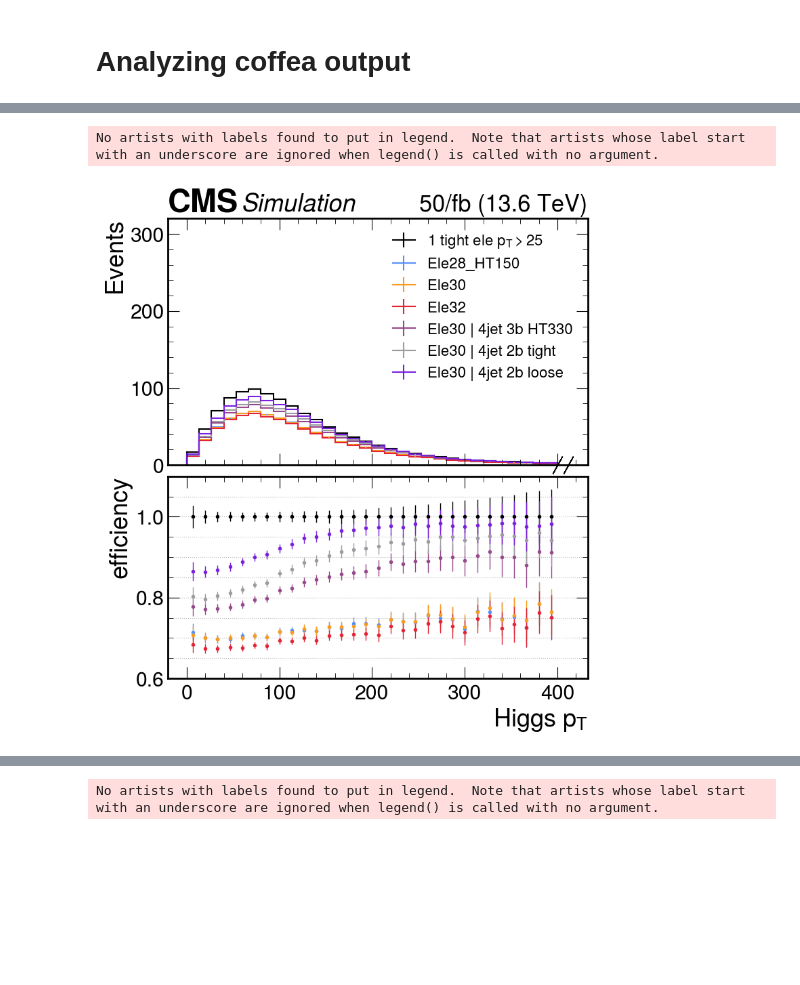
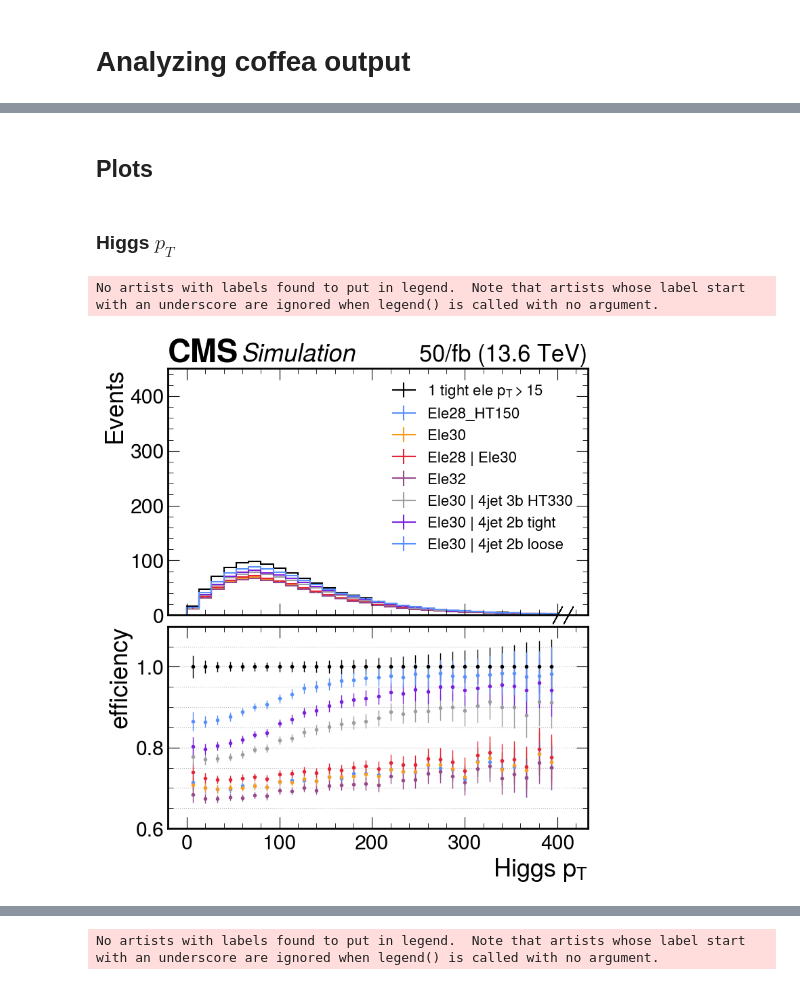
Before and after one commit to PocketCoffea/AnalysisConfigs, a Jupyter notebook: configs/ttHbb/triggers_run3/singleEle_HT_tests/HLTtriggers_test.ipynb, the cells around one changed output, grey strips where cells are left out. Drawn from its saved outputs; the diff is of its cells as text; code cells hidden in the pictures; blank space fills up the shorter version.

```diff
--- a/configs/ttHbb/triggers_run3/singleEle_HT_tests/HLTtriggers_test.ipynb
+++ b/configs/ttHbb/triggers_run3/singleEle_HT_tests/HLTtriggers_test.ipynb
@@ -3,7 +3,7 @@ import coffea
 import matplotlib.pyplot as plt
 import numpy as np
 import mplhep as hep
-hep.style.use(hep.style.CMS)
+hep.style.use(hep.style.ROOT)
 import os
 # %% [markdown]
 # Analyzing coffea output
@@ -47,6 +46,9 @@ cats
  'semilep_recoele15tight_doubleB_tighter',
  'semilep_recoele15tight_doubleB_looser']
 # %%
+cats = list(filter(lambda k: "semilep_recoele15tight" in k , df["cutflow"].keys(), ))
+print(cats)
+
 effs = {}
 for c in cats[1:]:
     effs[c] = df["sumw"][c]["ttHTobb_Run3"]["ttHTobb"] /df["sumw"][cats[0]]["ttHTobb_Run3"]["ttHTobb"]
@@ -85,0 +70,10 @@ df["sumw"]
+# %%
+cats = list(filter(lambda k: "semilep_recoele30tight" in k , df["cutflow"].keys(), ))
+print(cats)
+
+effs = {}
+for c in cats[1:]:
+    effs[c] = df["sumw"][c]["ttHTobb_Run3"]["ttHTobb"] /df["sumw"][cats[0]]["ttHTobb_Run3"]["ttHTobb"]
+
+for cat, e in effs.items():
+    print(f"{cat.replace('semilep_recoele30tight_','')} --> {e*100:.3f}%")
@@ -169,17 +175,23 @@ def hist_comparison_2(Hs, cats, labels, file,  yratio_lim=[0,1],ylog=False, outp
         os.makedirs(output_folder, exist_ok=True)
         fig.savefig(f"{output_folder}/{file}.png")
         fig.savefig(f"{output_folder}/{file}.pdf")
+# %% [markdown]
+## Plots
+# %% [markdown]
+### Higgs $p_T$
 # %%
 hist_comparison_2(df["variables"]["higgs_pt"]["ttHTobb"]["ttHTobb_Run3"],
-                ['semilep_recoele15tight', 'semilep_recoele15tight_Ele28','semilep_recoele15tight_Ele30',
+                ['semilep_recoele15tight', 'semilep_recoele15tight_Ele28',
+                 'semilep_recoele15tight_Ele30',
+                 'semilep_recoele15tight_Ele28_or_Ele30',
                  'semilep_recoele15tight_Ele32',"semilep_recoele15tight_tripleB_Ele30",
                  "semilep_recoele15tight_doubleB_tighter_Ele30",
-                "semilep_recoele15tight_doubleB_looser_Ele30"],
-                 labels=["1 tight ele $p_T>25$", "Ele28_HT150", "Ele30", "Ele32",
+                 "semilep_recoele15tight_doubleB_looser_Ele30"],
+                 labels=["1 tight ele $p_T>15$", "Ele28_HT150", "Ele30", "Ele28 | Ele30", "Ele32",
                         "Ele30 | 4jet 3b HT330", "Ele30 | 4jet 2b tight", "Ele30 | 4jet 2b loose"],
-                  file="semilep_higgs_pt",
+                  file="semilep_recoele15_higgs_pt",
                   yratio_lim=[0.6,1.1],
                  output_folder="/eos/user/d/dvalsecc/www/ttHbbPlots/triggers_run3_leptons_tests")
 # %% [output]
 No artists with labels found to put in legend.  Note that artists whose label start with an underscore are ignored when legend() is called with no argument.
-[figure, old version]
+[figure, new version]
```
Also changed, not shown: parts of 28 cells of this notebook, 1 other file.
